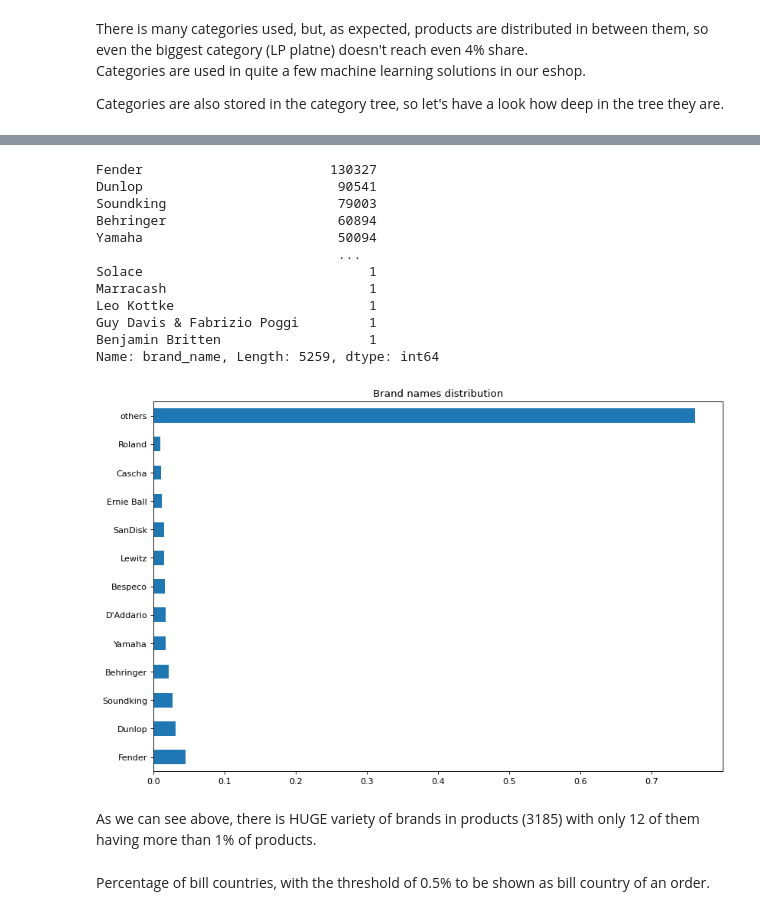
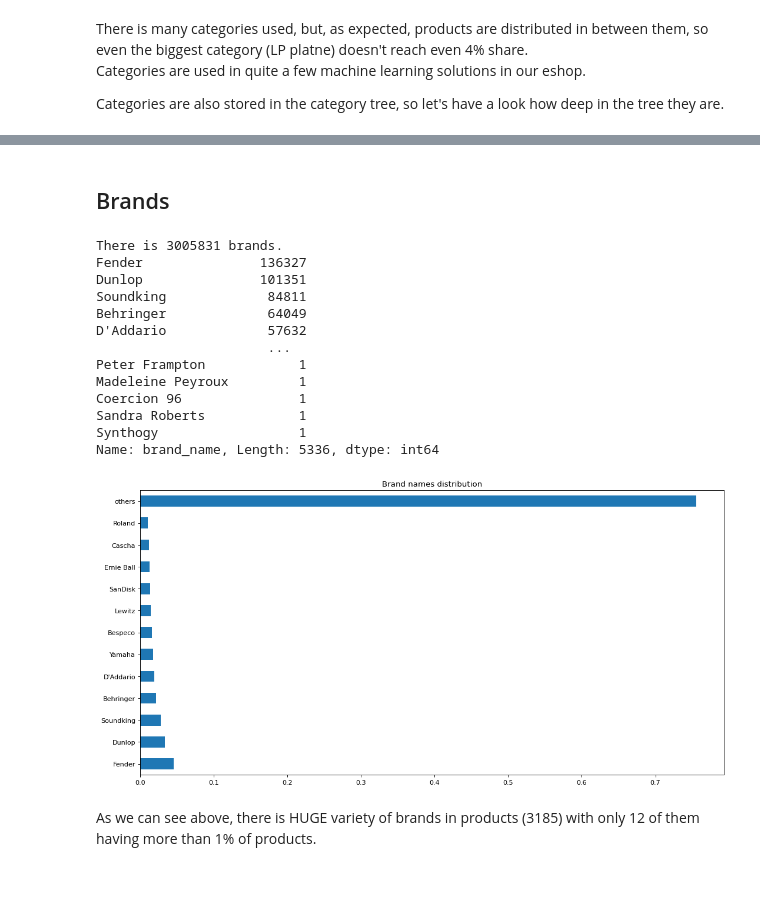
Before and after one commit to xSchon/BP, a Jupyter notebook: EDA.ipynb, the cells around one changed output, grey strips where cells are left out. Cells and saved outputs as stored; diff of their text form; code cells hidden in the pictures; blank space fills up the shorter version.

```diff
--- a/EDA.ipynb
+++ b/EDA.ipynb
@@ -10,8 +9,9 @@ PRODUCTS_PATH = 'data/products.csv'
 # %%
-pd.set_option('display.max_columns', 57)
+# Display all of the columns when data are shown
+pd.set_option('display.max_columns', 60)
 
-plt.rcParams['figure.figsize'] = (14, 8)
+# Set up graphs
+plt.rcParams['figure.figsize'] = (16, 8)
 plt.rcParams['figure.dpi'] = 80
 plt.rcParams['axes.facecolor'] = 'FFFFFF'
 plt.rcParams['legend.facecolor'] = 'FFFFFF'
-# figure().patch.set_facecolor('white')
@@ -584,0 +532,12 @@ Mean order price with vat 267.72 €
+# %%
+# We can drop all other summing columns
+data.drop('order_price_without_vat', axis=1, inplace=True)
+data.drop('order_price_with_vat', axis=1, inplace=True)
+data.drop('basket_total_price_before_discount_with_vat', axis=1, inplace=True)
+
+pd.DataFrame(pd.qcut(np.array(data.basket_total_price_with_vat), q=150, duplicates='drop')).value_counts(normalize=True, sort=False).plot(title='Basket price with vat distribution')
+plt.legend(loc="upper left")
+plt.plot()
+
+print(f'Median basket price with vat {round(data.basket_total_price_with_vat.median(), 2)} €')
+print(f'Mean basket price with vat {round(data.basket_total_price_with_vat.mean(), 2)} €')
@@ -585,26 +548,27 @@ Mean order price with vat 267.72 €
+# %% [markdown]
+## Brands
 # %%
 # calculate how many brands there are as well as the most common
+print(f'There is {len(data.brand_name)} brands.')
 print(data.brand_name.value_counts())
 # %% [output]
-Fender                        130327
-Dunlop                         90541
-Soundking                      79003
-Behringer                      60894
-Yamaha                         50094
-                               ...
-Solace                             1
-Marracash                          1
-Leo Kottke                         1
-Guy Davis & Fabrizio Poggi         1
-Benjamin Britten                   1
-Name: brand_name, Length: 5259, dtype: int64
+There is 3005831 brands.
+Fender               136327
+Dunlop               101351
+Soundking             84811
+Behringer             64049
+D'Addario             57632
+                      ...
+Peter Frampton            1
+Madeleine Peyroux         1
+Coercion 96               1
+Sandra Roberts            1
+Synthogy                  1
+Name: brand_name, Length: 5336, dtype: int64
 # %%
-counted_countries = create_others_value_counts(0.01, data, 'brand_name')
-counted_countries.plot(kind='barh', title='Brand names distribution')
+create_others_value_counts(0.01, data, 'brand_name').plot(kind='barh', title='Brand names distribution')
 plt.show()
 # %% [output]
-[figure, old version]
+[figure, new version]
 # %% [markdown]
 As we can see above, there is HUGE variety of brands in products (3185) with only 12 of them having more than 1% of products.
-# %% [markdown]
-Percentage of bill countries, with the threshold of 0.5% to be shown as bill country of an order.
```
Also changed, not shown: parts of 66 cells of this notebook, 1 other file.
